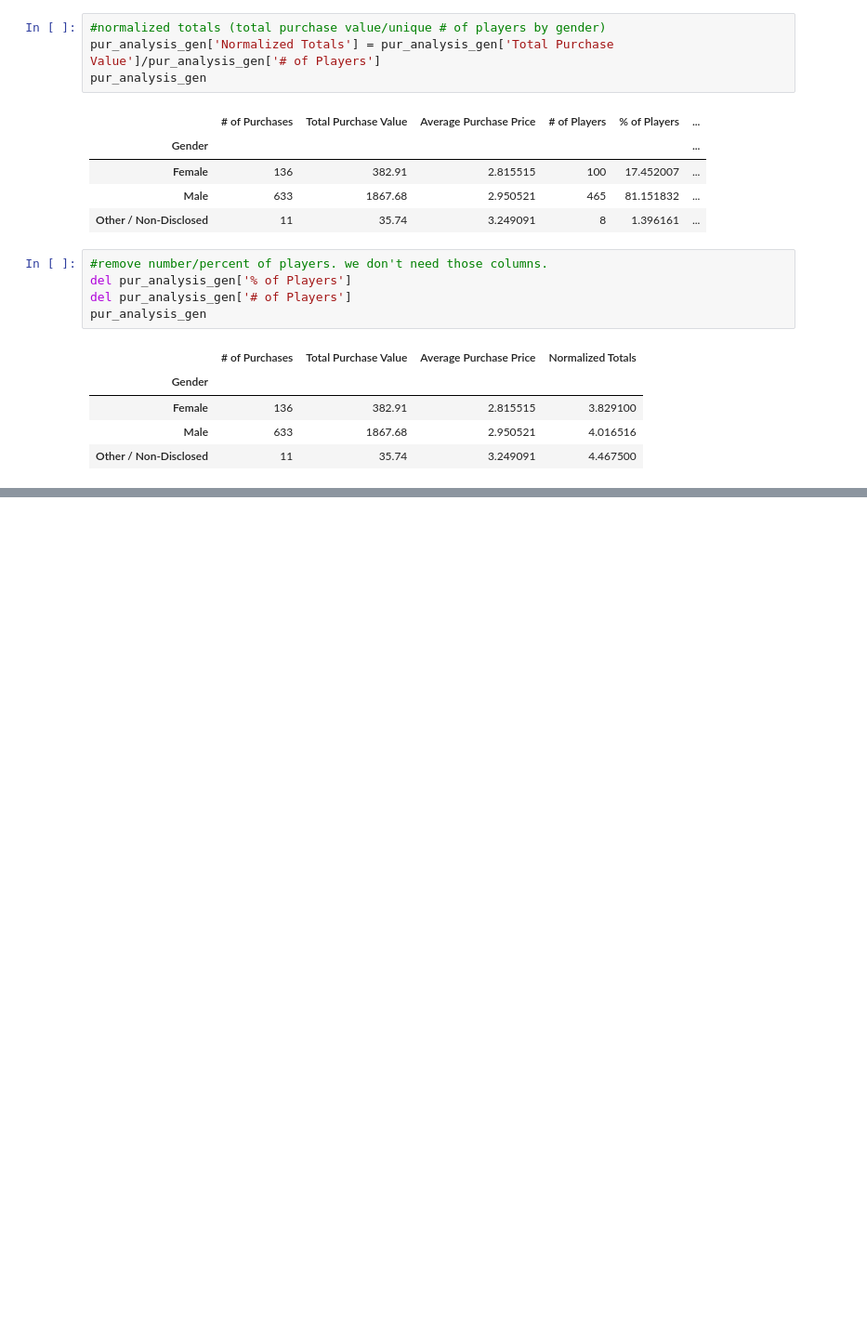
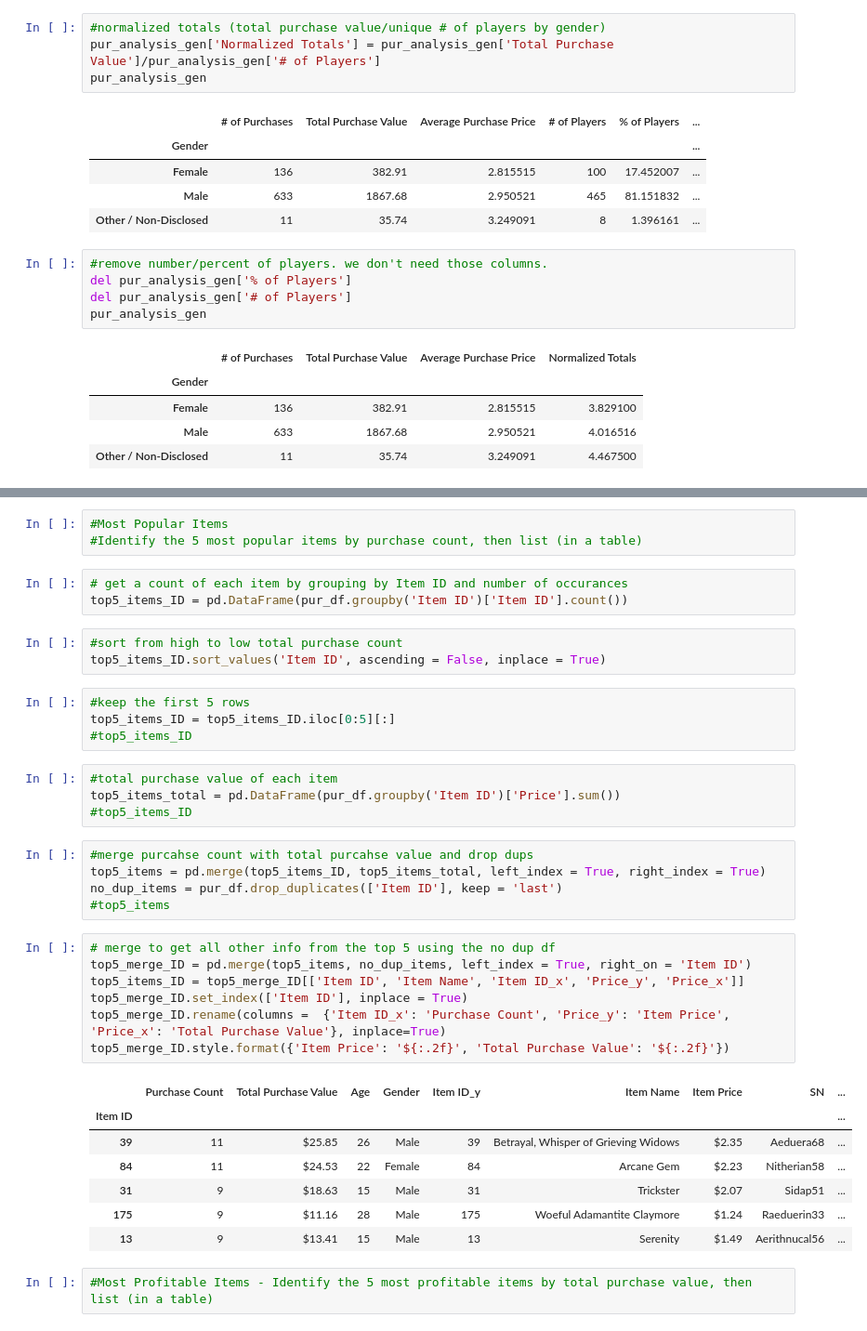
Before and after one commit to sarahdagher/HeroesOfPymoli, a Jupyter notebook: HeroesOfPymoli.ipynb, the cells around one changed output, grey strips where cells are left out. Shown: that part at 93% size. Drawn from its saved outputs; the diff is of its cells as text; blank space fills up the shorter version.

Commit message:
additions to code thru most profitable

```diff
--- a/HeroesOfPymoli.ipynb
+++ b/HeroesOfPymoli.ipynb
@@ -125,0 +214,39 @@ pur_analysis_gen
+# %%
+#Most Popular Items
+#Identify the 5 most popular items by purchase count, then list (in a table)
+# %%
+# get a count of each item by grouping by Item ID and number of occurances
+top5_items_ID = pd.DataFrame(pur_df.groupby('Item ID')['Item ID'].count())
+# %%
+#sort from high to low total purchase count
+top5_items_ID.sort_values('Item ID', ascending = False, inplace = True)
+# %%
+#keep the first 5 rows
+top5_items_ID = top5_items_ID.iloc[0:5][:]
+#top5_items_ID
+# %%
+#total purchase value of each item
+top5_items_total = pd.DataFrame(pur_df.groupby('Item ID')['Price'].sum())
+#top5_items_ID
+# %%
+#merge purcahse count with total purcahse value and drop dups
+top5_items = pd.merge(top5_items_ID, top5_items_total, left_index = True, right_index = True)
+no_dup_items = pur_df.drop_duplicates(['Item ID'], keep = 'last')
+#top5_items
+# %%
+# merge to get all other info from the top 5 using the no dup df
+top5_merge_ID = pd.merge(top5_items, no_dup_items, left_index = True, right_on = 'Item ID')
+top5_items_ID = top5_merge_ID[['Item ID', 'Item Name', 'Item ID_x', 'Price_y', 'Price_x']]
+top5_merge_ID.set_index(['Item ID'], inplace = True)
+top5_merge_ID.rename(columns =  {'Item ID_x': 'Purchase Count', 'Price_y': 'Item Price', 'Price_x': 'Total Purchase Value'}, inplace=True)
+top5_merge_ID.style.format({'Item Price': '${:.2f}', 'Total Purchase Value': '${:.2f}'})
+# %% [output]
+|  | Purchase Count | Total Purchase Value | Age | Gender | Item ID_y | Item Name | Item Price | SN | ... |
+| Item ID |  |  |  |  |  |  |  |  | ... |
+| 39 | 11 | $25.85 | 26 | Male | 39 | Betrayal, Whisper of Grieving Widows | $2.35 | Aeduera68 | ... |
+| 84 | 11 | $24.53 | 22 | Female | 84 | Arcane Gem | $2.23 | Nitherian58 | ... |
+| 31 | 9 | $18.63 | 15 | Male | 31 | Trickster | $2.07 | Sidap51 | ... |
+| 175 | 9 | $11.16 | 28 | Male | 175 | Woeful Adamantite Claymore | $1.24 | Raeduerin33 | ... |
+| 13 | 9 | $13.41 | 15 | Male | 13 | Serenity | $1.49 | Aerithnucal56 | ... |
+# %%
+#Most Profitable Items - Identify the 5 most profitable items by total purchase value, then list (in a table)
```
Also changed, not shown: parts of 18 cells of this notebook.
